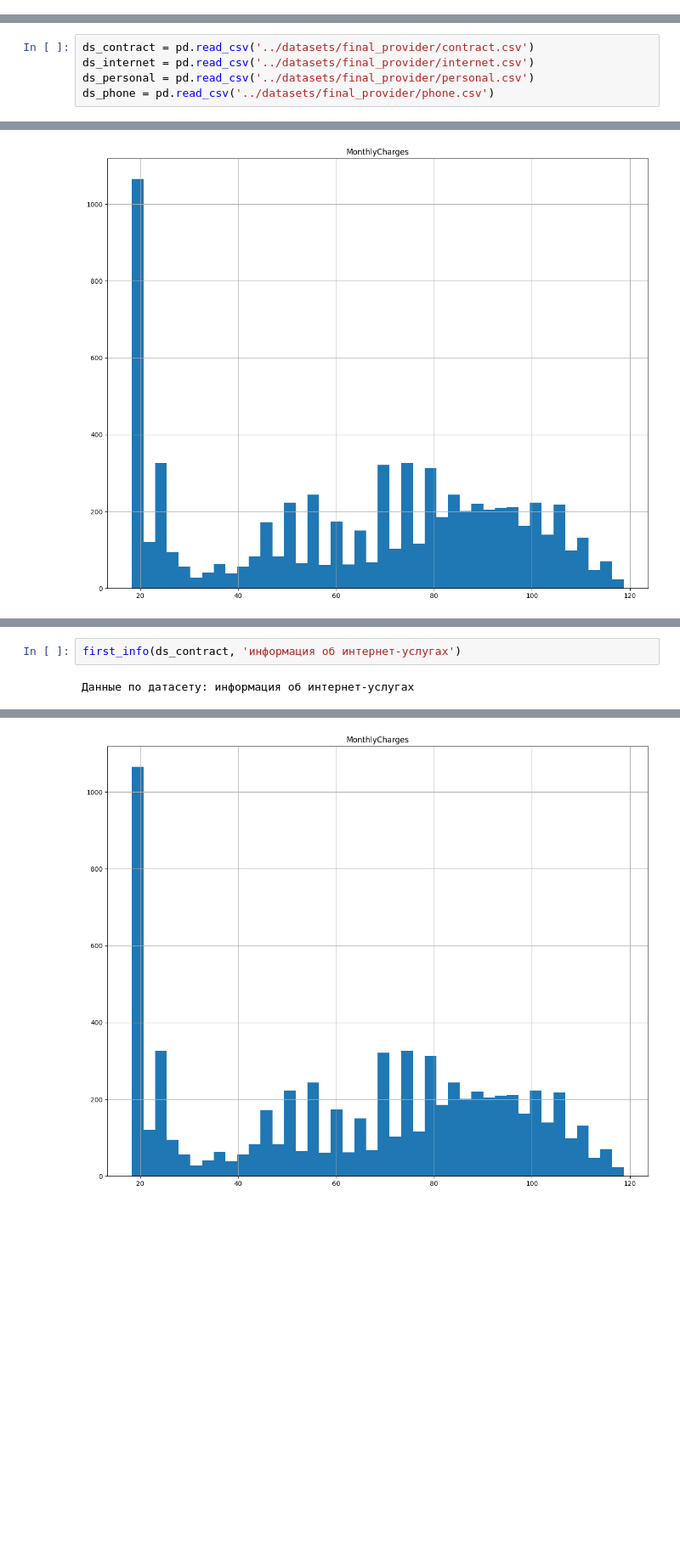
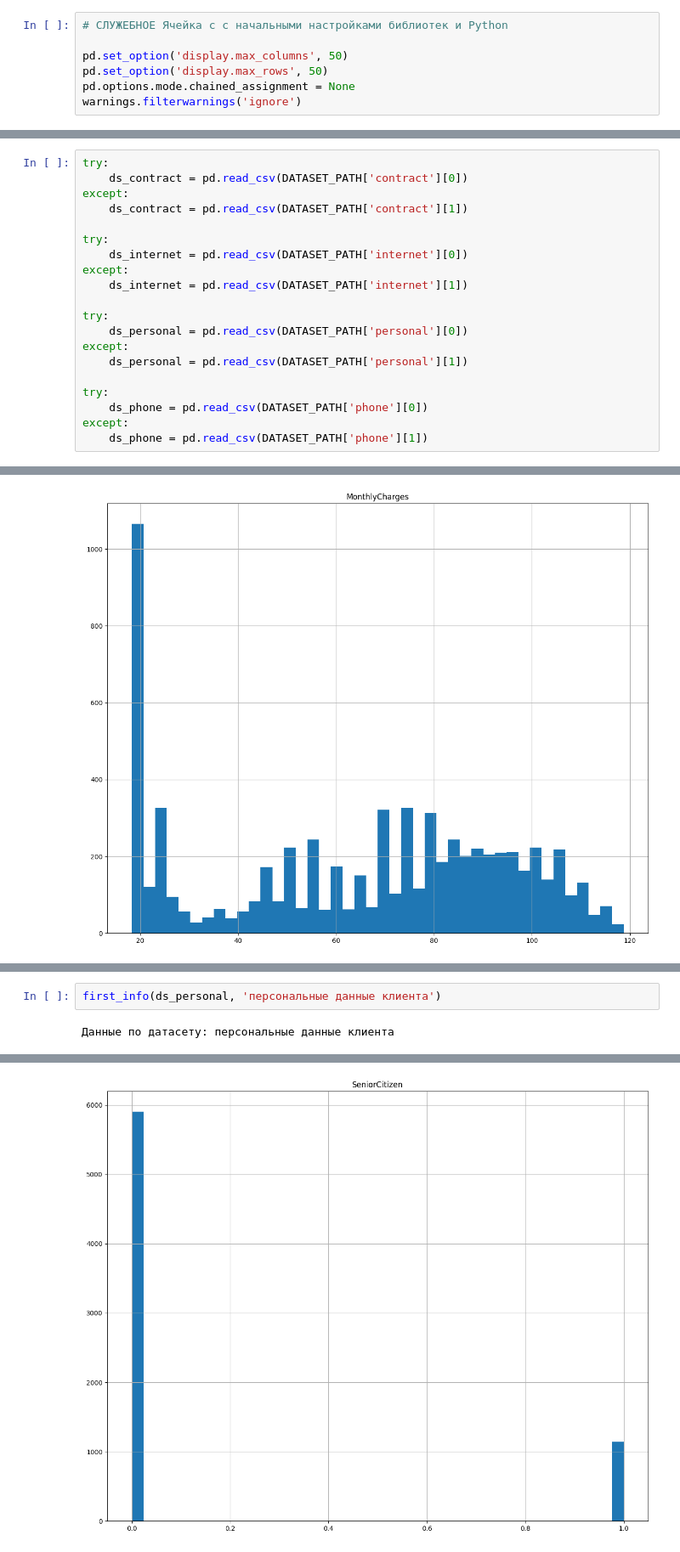
Before and after one commit to oxytwtr/20_ML_Telecom_customer_loss, a Jupyter notebook: 20_ML_Telecom_customer_loss.ipynb, the cells around one changed output, grey strips where cells are left out. Shown at 85% size. Saved outputs shown, nothing was run; the diff lists cells and outputs as text; blank space fills up the shorter version.

```diff
--- a/20_ML_Telecom_customer_loss.ipynb
+++ b/20_ML_Telecom_customer_loss.ipynb
@@ -76,0 +89,7 @@ import pandas as pd
+# %%
+# СЛУЖЕБНОЕ Ячейка с c начальными настройками библиотек и Python
+
+pd.set_option('display.max_columns', 50)
+pd.set_option('display.max_rows', 50)
+pd.options.mode.chained_assignment = None
+warnings.filterwarnings('ignore')
@@ -112,8 +170,3 @@ def first_info(dataframe, data_title='Неопознанный набор дан
 
     except:
         print(f'Ошибка в передаваемых аргументах\nПроверьте ввод!')
-# %%
-ds_contract = pd.read_csv('../datasets/final_provider/contract.csv')
-ds_internet = pd.read_csv('../datasets/final_provider/internet.csv')
-ds_personal = pd.read_csv('../datasets/final_provider/personal.csv')
-ds_phone = pd.read_csv('../datasets/final_provider/phone.csv')
@@ -120,3 +185,23 @@ ds_phone = pd.read_csv('../datasets/final_provider/phone.csv')
+# %%
+try:
+    ds_contract = pd.read_csv(DATASET_PATH['contract'][0])
+except:
+    ds_contract = pd.read_csv(DATASET_PATH['contract'][1])
+
+try:
+    ds_internet = pd.read_csv(DATASET_PATH['internet'][0])
+except:
+    ds_internet = pd.read_csv(DATASET_PATH['internet'][1])
+
+try:
+    ds_personal = pd.read_csv(DATASET_PATH['personal'][0])
+except:
+    ds_personal = pd.read_csv(DATASET_PATH['personal'][1])
+
+try:
+    ds_phone = pd.read_csv(DATASET_PATH['phone'][0])
+except:
+    ds_phone = pd.read_csv(DATASET_PATH['phone'][1])
 # %%
 first_info(ds_contract, 'информация о договоре')
 # %% [output]
@@ -216,4 +297,4 @@ memory usage: 440.3+ KB
 # %%
-first_info(ds_contract, 'информация об интернет-услугах')
+first_info(ds_personal, 'персональные данные клиента')
 # %% [output]
-Данные по датасету: информация об интернет-услугах
+Данные по датасету: персональные данные клиента
@@ -263,2 +341,2 @@ memory usage: 440.3+ KB
-[figure, old version]
+[figure, new version]
 # %%
```
Also changed, not shown: parts of 29 cells of this notebook.
